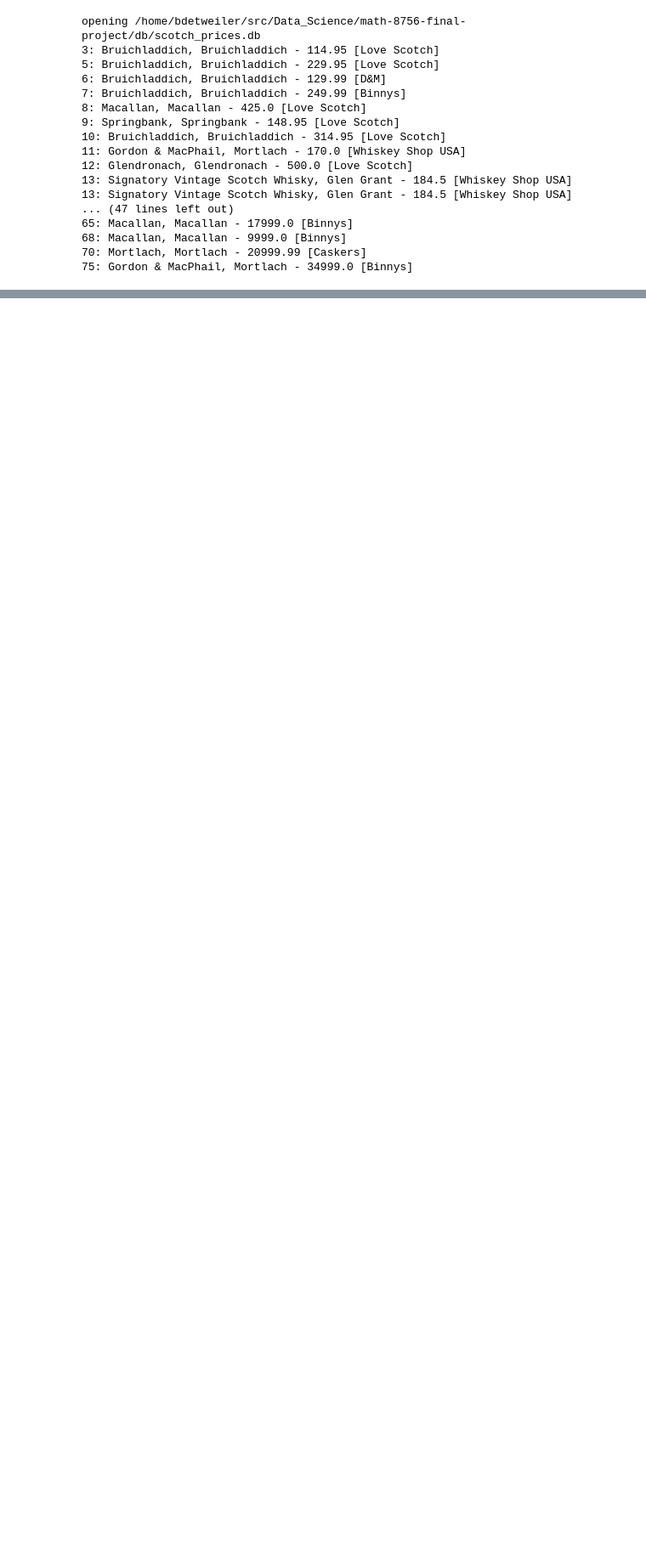
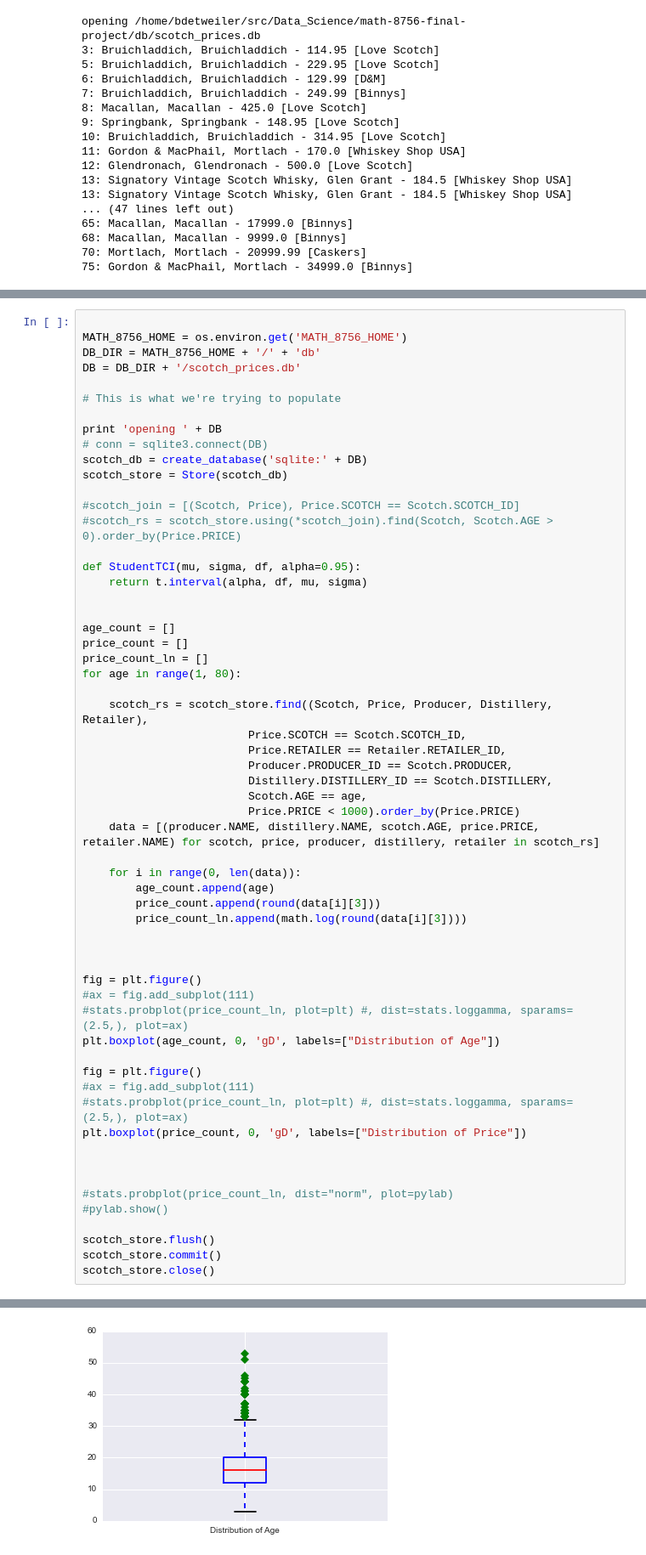
Before and after one commit to bdetweiler/math-8756-final-project, a Jupyter notebook: src/Analyze Scotch.ipynb, the cells around one changed output, grey strips where cells are left out. Shown at 85% size. Drawn from its saved outputs; the diff is of its cells as text; blank space fills up the shorter version.

```diff
--- a/src/Analyze Scotch.ipynb
+++ b/src/Analyze Scotch.ipynb
@@ -800,0 +1026,60 @@ opening /home/bdetweiler/src/Data_Science/math-8756-final-project/db/scotch_pric
+# %%
+
+MATH_8756_HOME = os.environ.get('MATH_8756_HOME')
+DB_DIR = MATH_8756_HOME + '/' + 'db'
+DB = DB_DIR + '/scotch_prices.db'
+
+# This is what we're trying to populate
+
+print 'opening ' + DB
+# conn = sqlite3.connect(DB)
+scotch_db = create_database('sqlite:' + DB)
+scotch_store = Store(scotch_db)
+
+#scotch_join = [(Scotch, Price), Price.SCOTCH == Scotch.SCOTCH_ID]
+#scotch_rs = scotch_store.using(*scotch_join).find(Scotch, Scotch.AGE > 0).order_by(Price.PRICE)
+
+def StudentTCI(mu, sigma, df, alpha=0.95):
+    return t.interval(alpha, df, mu, sigma)
+
+
+age_count = []
+price_count = []
+price_count_ln = []
+for age in range(1, 80):
+
+    scotch_rs = scotch_store.find((Scotch, Price, Producer, Distillery, Retailer),
+                         Price.SCOTCH == Scotch.SCOTCH_ID,
+                         Price.RETAILER == Retailer.RETAILER_ID,
+                         Producer.PRODUCER_ID == Scotch.PRODUCER,
+                         Distillery.DISTILLERY_ID == Scotch.DISTILLERY,
+                         Scotch.AGE == age,
+                         Price.PRICE < 1000).order_by(Price.PRICE)
+    data = [(producer.NAME, distillery.NAME, scotch.AGE, price.PRICE, retailer.NAME) for scotch, price, producer, distillery, retailer in scotch_rs]
+
+    for i in range(0, len(data)):
+        age_count.append(age)
+        price_count.append(round(data[i][3]))
+        price_count_ln.append(math.log(round(data[i][3])))
+
+
+
+fig = plt.figure()
+#ax = fig.add_subplot(111)
+#stats.probplot(price_count_ln, plot=plt) #, dist=stats.loggamma, sparams=(2.5,), plot=ax)
+plt.boxplot(age_count, 0, 'gD', labels=["Distribution of Age"])
+
+fig = plt.figure()
+#ax = fig.add_subplot(111)
+#stats.probplot(price_count_ln, plot=plt) #, dist=stats.loggamma, sparams=(2.5,), plot=ax)
+plt.boxplot(price_count, 0, 'gD', labels=["Distribution of Price"])
+
+
+
+#stats.probplot(price_count_ln, dist="norm", plot=pylab)
+#pylab.show()
+
+scotch_store.flush()
+scotch_store.commit()
+scotch_store.close()
+# %% [output]
@@ -800,0 +1087 @@ opening /home/bdetweiler/src/Data_Science/math-8756-final-project/db/scotch_pric
+[figure, added]
```
Also changed, not shown: parts of 11 cells of this notebook, 11 other files.
